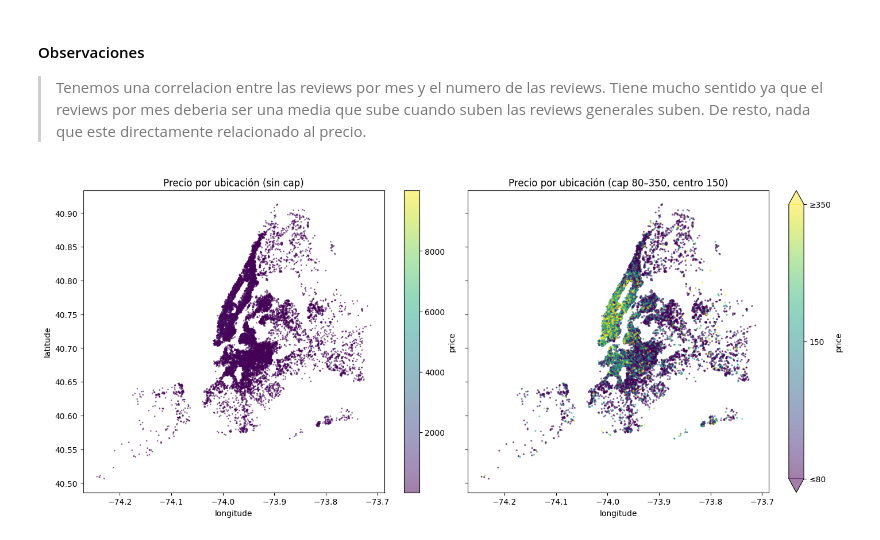
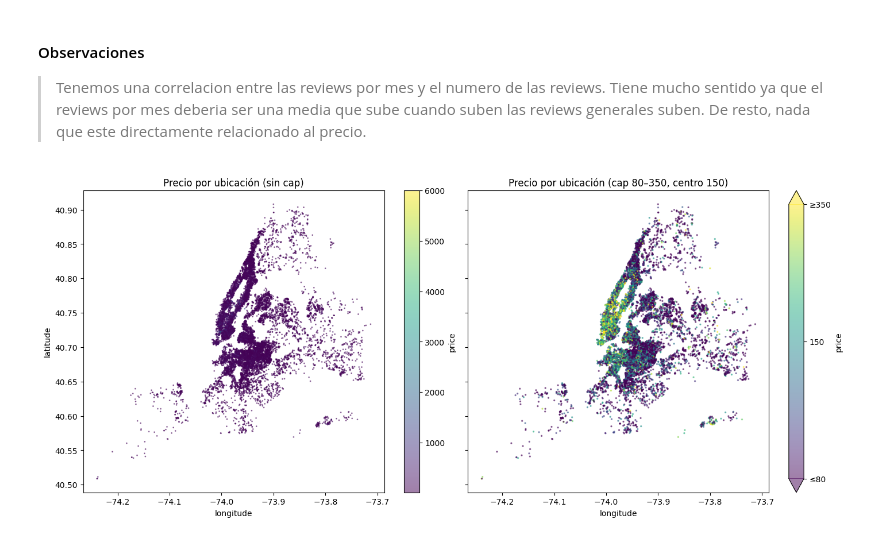
Before and after one commit to 4GeeksAcademy/AnthonnyMal-Machine-Learnig, a Jupyter notebook: src/00-eda-airbnb-ny.ipynb, the cells around one changed output. Saved outputs shown, nothing was run; the diff lists cells and outputs as text; code cells hidden in the pictures.

```diff
--- a/src/00-eda-airbnb-ny.ipynb
+++ b/src/00-eda-airbnb-ny.ipynb
@@ -121,7 +121,8 @@ df_doble[['latitude', 'longitude', 'room_type', 'host_id']].head(5)
 # %%
-df.drop(["name", "last_review", "host_id",
+df.drop(["name", "id", "last_review", "host_id",
           "host_name", "calculated_host_listings_count",
-            "neighbourhood_group", "neighbourhood"],
+            "neighbourhood_group", "neighbourhood",
+            "reviews_per_month"],
               axis=1, inplace=True)
 # %%
 df.describe().T
@@ -141,7 +140,8 @@ En el ultimo describe observamos que hay algunas variables que probablemente no
 (df["price"] == 0).sum(), (df["availability_365"] == 0).sum(), (df["number_of_reviews"] == 0).sum()
 df.drop(index=df.index[df["price"].eq(0)], inplace=True)
 df.drop(index=df.index[df["availability_365"].eq(0)], inplace=True)
-df.drop(index=df.index[df["number_of_reviews"].eq(0)], inplace=True)
+df.drop(index=df.index[df["number_of_reviews"].lt(10)], inplace=True)
+df = df.reset_index(drop=True)
 # %%
 df.describe().T
 # %% [output]
@@ -273,34 +269,31 @@ plt.show()
 
 >Tenemos una correlacion entre las reviews por mes y el numero de las reviews. Tiene mucho sentido ya que el reviews por mes deberia ser una media que sube cuando suben las reviews generales suben. De resto, nada que este directamente relacionado al precio.
 # %%
-# import matplotlib.pyplot as plt
-# from matplotlib.colors import TwoSlopeNorm
-
 norm = TwoSlopeNorm(vmin=80, vcenter=150, vmax=350)
 
 fig, axes = plt.subplots(1, 2, figsize=(14, 6), sharex=True, sharey=True, constrained_layout=True)
 
 # Scatter sin cap
-sc1 = axes[0].scatter(df['longitude'], df['latitude'],c=df['price'], s=1, alpha=0.5)
-cb1 = fig.colorbar(sc1, ax=axes[0])
-cb1.set_label('price')
+foo = axes[0].scatter(df['longitude'], df['latitude'],c=df['price'], s=1, alpha=0.5)
+bat = fig.colorbar(foo, ax=axes[0])
+bat.set_label('price')
 axes[0].set_title('Precio por ubicación (sin cap)')
 axes[0].set_xlabel('longitude'); axes[0].set_ylabel('latitude')
 
-# Scatter centrado en 150 con clip 80–350
+
 sc2 = axes[1].scatter(
     df['longitude'], df['latitude'],
     c=df['price'], s=2, alpha=0.5,
-    cmap='viridis',    # si quieres contraste arriba/abajo de 150, prueba 'coolwarm' o 'RdBu_r'
+    cmap='viridis',
     norm=norm
 )
 cb2 = fig.colorbar(sc2, ax=axes[1], extend='both')
 cb2.set_label('price')
 cb2.set_ticks([80, 150, 350])
 cb2.set_ticklabels(['≤80', '150', '≥350'])
 axes[1].set_title('Precio por ubicación (cap 80–350, centro 150)')
 axes[1].set_xlabel('longitude')
 
 plt.show()
 # %% [output]
-[figure, old version]
+[figure, new version]
```
Also changed, not shown: parts of 40 cells of this notebook, 1 other file.
